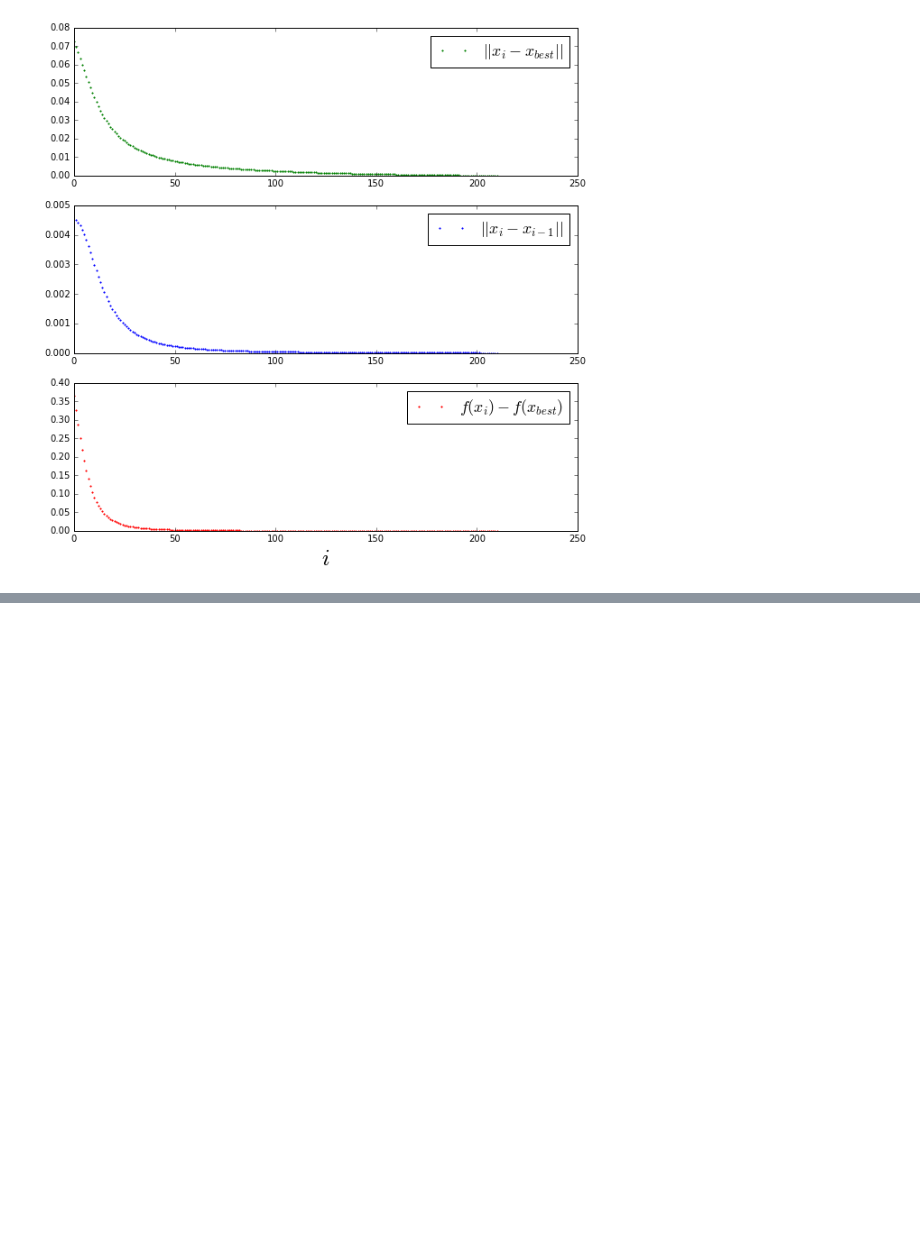
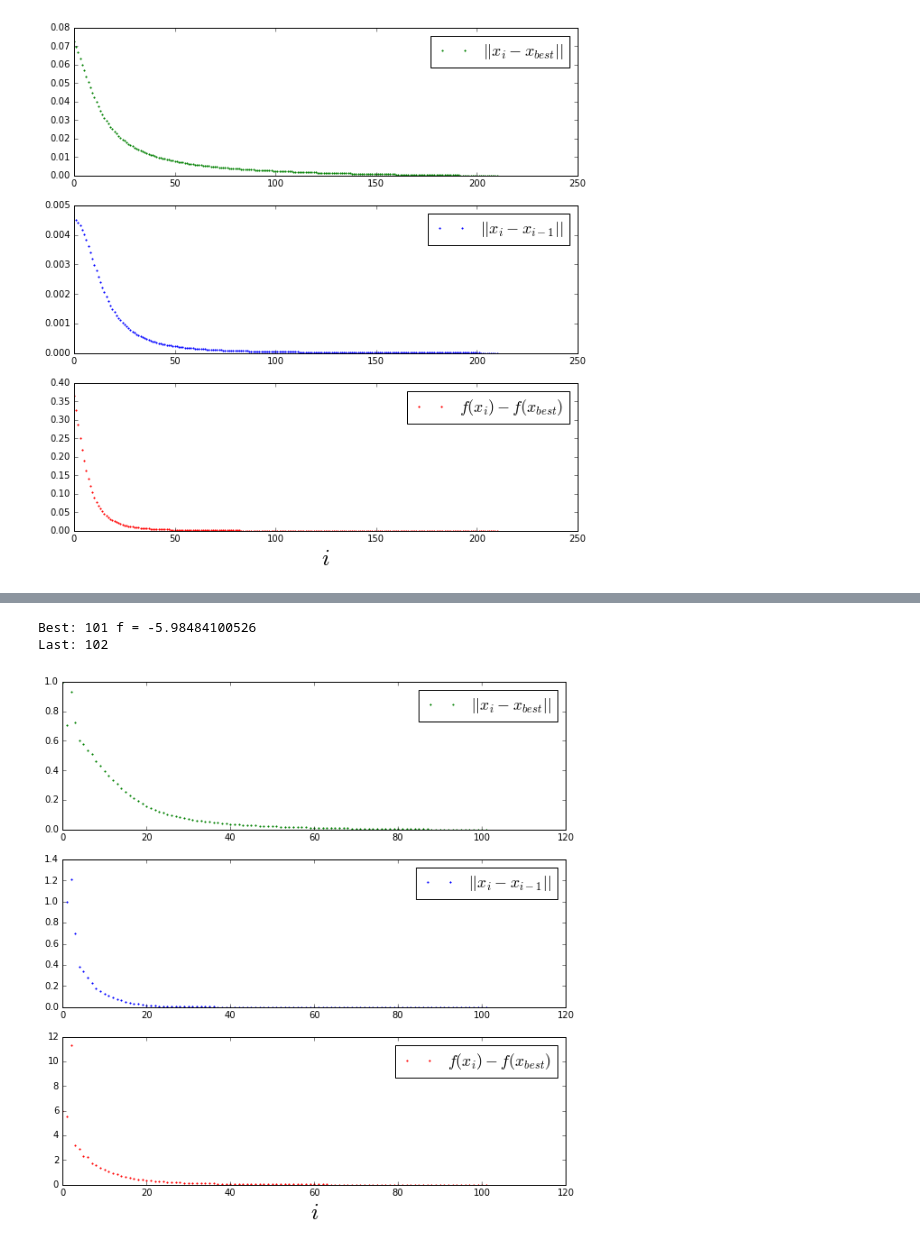
Before and after one commit to etoestja/inf, a Jupyter notebook: mipt/s6/OM/minimize/task2.ipynb, the cells around one changed output, grey strips where cells are left out. Saved outputs shown, nothing was run; the diff lists cells and outputs as text; code cells hidden in the pictures; blank space fills up the shorter version.

```diff
--- a/mipt/s6/OM/minimize/task2.ipynb
+++ b/mipt/s6/OM/minimize/task2.ipynb
@@ -358,0 +373,48 @@ Last: 211
+# %%
+def y(x):
+    return(-grad(x)/linalg.norm(grad(x)))
+# %%
+def FW(gamma_method = "old"):
+    x = list()
+    x.append(np.zeros(n))
+
+    k = 0
+
+    #x_norm = 1e-7
+
+    gamma1 = 1.
+
+    while True:
+        x.append(0)
+
+        if gamma_method == "old":
+            gamma = 2 / ((k + 1) + 1.)
+        else:
+            gamma = gamma1
+            gamma1 = gamma1 - gamma1 ** 2 / 2
+
+        x[k + 1] = (1 - gamma) * x[k] + gamma * y(x[k])
+
+        #print k, gamma, func(x[k+1])
+
+        norm_new = np.linalg.norm(grad(x[k + 1]))
+
+        # Условия останова
+        if norm_new < grad_norm:
+            break
+
+        if linalg.norm(x[k + 1] - x[k]) <= x_norm:
+            break
+
+        if k >= maxiter:
+            break
+
+        k += 1
+    return(x)
+# %%
+x = FW(gamma_method = "old")
+method_info(x)
+# %% [output]
+Best: 101 f = -5.98484100526
+Last: 102
+[figure, added]
```
Also changed, not shown: parts of 4 cells of this notebook.
